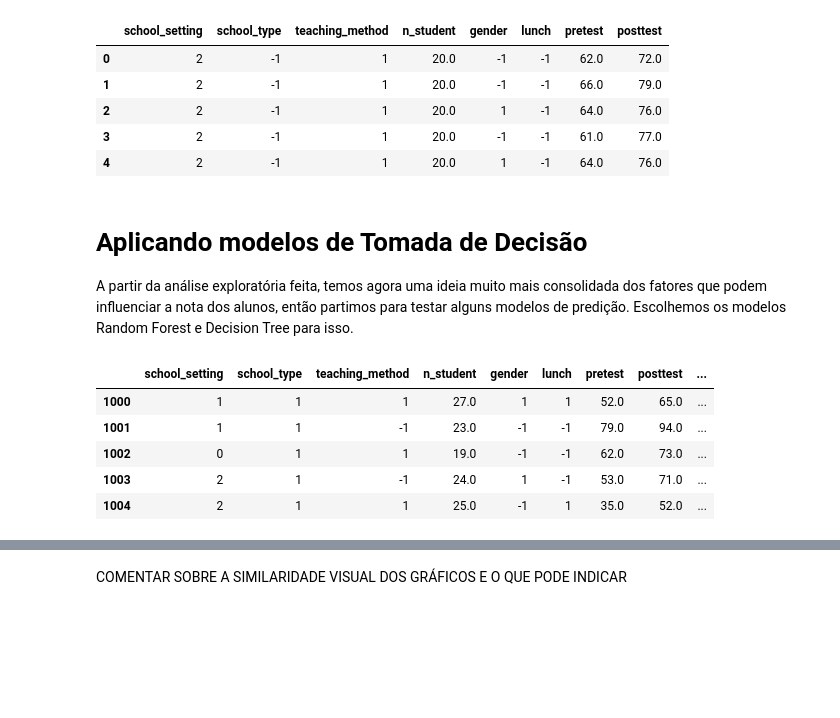
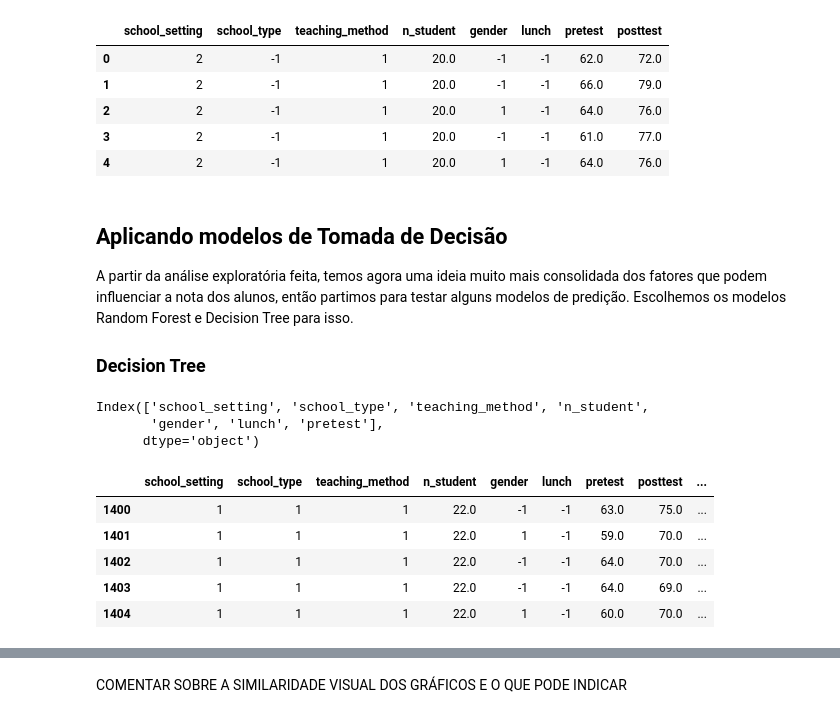
Before and after one commit to arieltl/proj2_cdados, a Jupyter notebook: projeto.ipynb, the cells around one changed output, grey strips where cells are left out. Cells and saved outputs as stored; diff of their text form; code cells hidden in the pictures; blank space fills up the shorter version.

```diff
--- a/projeto.ipynb
+++ b/projeto.ipynb
@@ -100,12 +108,15 @@ Ao ver o boxplot da variável target, conseguimos tirar algumas conclusões inic
 Mais do que isso, temos uma comparação entre a média (linha verde pontilhada) e a mediana (linha contínua laranja) dos dados, e vemos que por mais que os valores pareçam similares numericamente, há uma distância entre elas no boxplot que sugira que há uma concentração de alunos em torno da média dos dados, por mais que a metade superior dos dados apresente maior densidade.
 # %%
 g_bins = range(30,101,5)
+# %%
+def color_red(ax,n): #Colore parte do Histograma de vermelho
+    for i in range(len(ax.patches)):
+        if i < n:
+            ax.patches[i].set_facecolor('r')
 # %%
 ax = f_data.posttest.hist(edgecolor = 'white',bins = g_bins, density = True)
 
-for i in range(len(ax.patches)):
-    if i < 6:
-        ax.patches[i].set_facecolor('r')
+color_red(ax,6)
 
 plt.title('Notas obtidas pelos alunos')
 plt.ylabel('Densidade da quantidade de alunos')
@@ -139,9 +150,7 @@ for j, col in enumerate(binary_cols):
         plt.xlabel('Faixas de notas obtidas')
         plt.ylabel('densidade')
         ax = f_data.loc[f_data[col] == cats[i],'posttest'].hist(edgecolor = 'white',bins = g_bins,density = True)
-        for i in range(len(ax.patches)):
-            if i < 6:
-                ax.patches[i].set_facecolor('r')
+        color_red(ax,6)
         c+=1
 plt.show()
 # %% [output]
@@ -173,0 +205,11 @@ gráfico almoço x escola pub/priv
+# %%
+schools = f_data.school_type.cat.categories
+lunch = f_data.lunch.cat.categories
+inters = [(schools[i], lunch[j]) for i in range(2) for j in range(2)]
+plt.figure(figsize=(30,10))
+for i,inter in enumerate(inters):
+    plt.subplot(221+i)
+    plt.title(str(inter))
+    ax = f_data.loc[(f_data.school_type == inter[0]) & (f_data.lunch == inter[1]),"posttest"].hist(edgecolor = 'white', bins = g_bins, density = True)
+    color_red(ax,6)
+plt.show()
@@ -247,25 +292,30 @@ data.head()
 | 3 | 2 | -1 | 1 | 20.0 | -1 | -1 | 61.0 | 77.0 |
 | 4 | 2 | -1 | 1 | 20.0 | 1 | -1 | 64.0 | 76.0 |
 # %% [markdown]
-# Aplicando modelos de Tomada de Decisão
+## Aplicando modelos de Tomada de Decisão
 
 A partir da análise exploratória feita, temos agora uma ideia muito mais consolidada dos fatores que podem influenciar a nota dos alunos, então partimos para testar alguns modelos de predição. Escolhemos os modelos Random Forest e Decision Tree para isso.
+
+### Decision Tree
 # %%
-r_data = data.sample(frac=1, random_state=13077, ignore_index=True).drop(columns=[])
 # Separa o df em train e test, com teste de 1/3
-train, test =(r_data.iloc[:1000].copy(), r_data.iloc[1000:].copy())
+train, test =(data.iloc[:1400].copy(), data.iloc[1400:].copy())
 tree = DecisionTreeRegressor()
 forest = RandomForestRegressor()
+print(train.drop(columns=["posttest"]).columns)
 tree.fit(train.drop(columns=["posttest"]),train.posttest)
 forest.fit(train.drop(columns=["posttest"]),train.posttest)
 test["prediction_tree"] = tree.predict(test.drop(columns=["posttest"]))
 test["prediction_forest"] = forest.predict(test.drop(columns=["posttest","prediction_tree"]))
 
 test.head()
 # %% [output]
+Index(['school_setting', 'school_type', 'teaching_method', 'n_student',
+       'gender', 'lunch', 'pretest'],
+      dtype='object')
 |  | school_setting | school_type | teaching_method | n_student | gender | lunch | pretest | posttest | ... |
-| 1000 | 1 | 1 | 1 | 27.0 | 1 | 1 | 52.0 | 65.0 | ... |
-| 1001 | 1 | 1 | -1 | 23.0 | -1 | -1 | 79.0 | 94.0 | ... |
-| 1002 | 0 | 1 | 1 | 19.0 | -1 | -1 | 62.0 | 73.0 | ... |
-| 1003 | 2 | 1 | -1 | 24.0 | 1 | -1 | 53.0 | 71.0 | ... |
-| 1004 | 2 | 1 | 1 | 25.0 | -1 | 1 | 35.0 | 52.0 | ... |
+| 1400 | 1 | 1 | 1 | 22.0 | -1 | -1 | 63.0 | 75.0 | ... |
+| 1401 | 1 | 1 | 1 | 22.0 | 1 | -1 | 59.0 | 70.0 | ... |
+| 1402 | 1 | 1 | 1 | 22.0 | -1 | -1 | 64.0 | 70.0 | ... |
+| 1403 | 1 | 1 | 1 | 22.0 | -1 | -1 | 64.0 | 69.0 | ... |
+| 1404 | 1 | 1 | 1 | 22.0 | 1 | -1 | 60.0 | 70.0 | ... |
```
Also changed, not shown: parts of 40 cells of this notebook.
